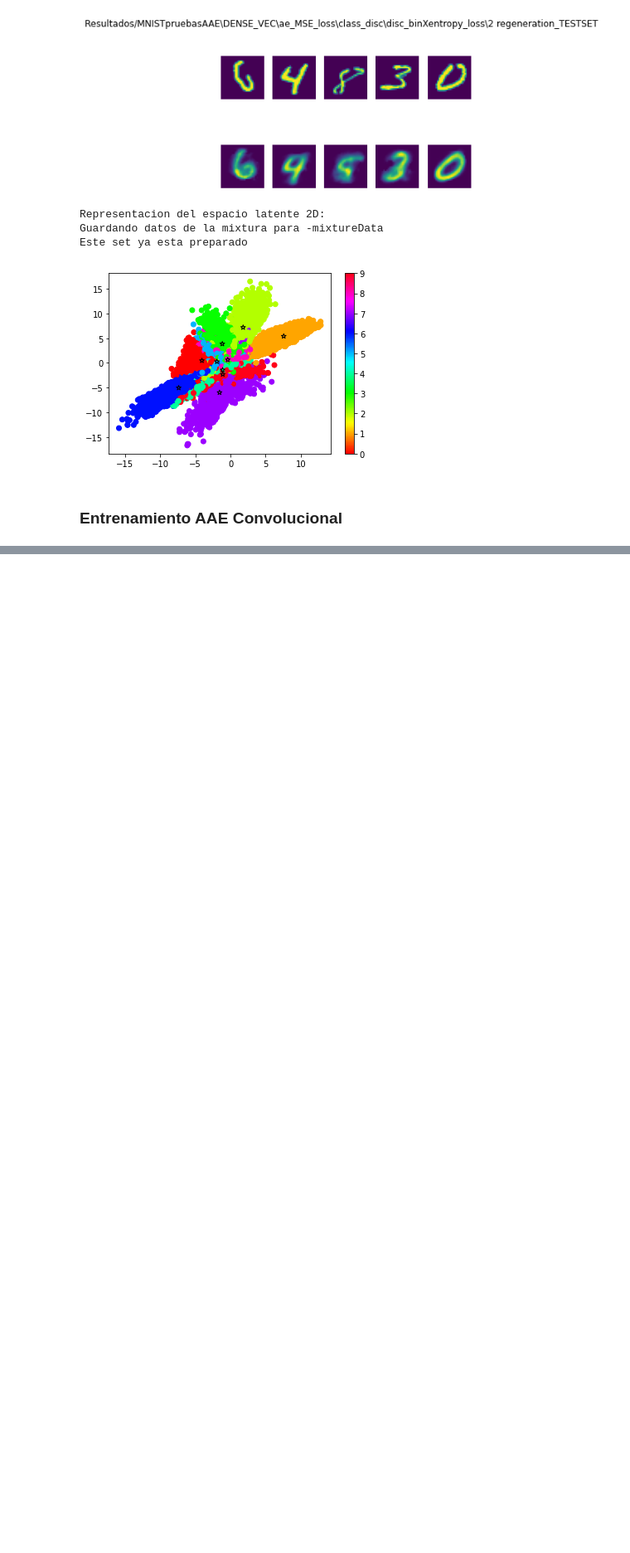
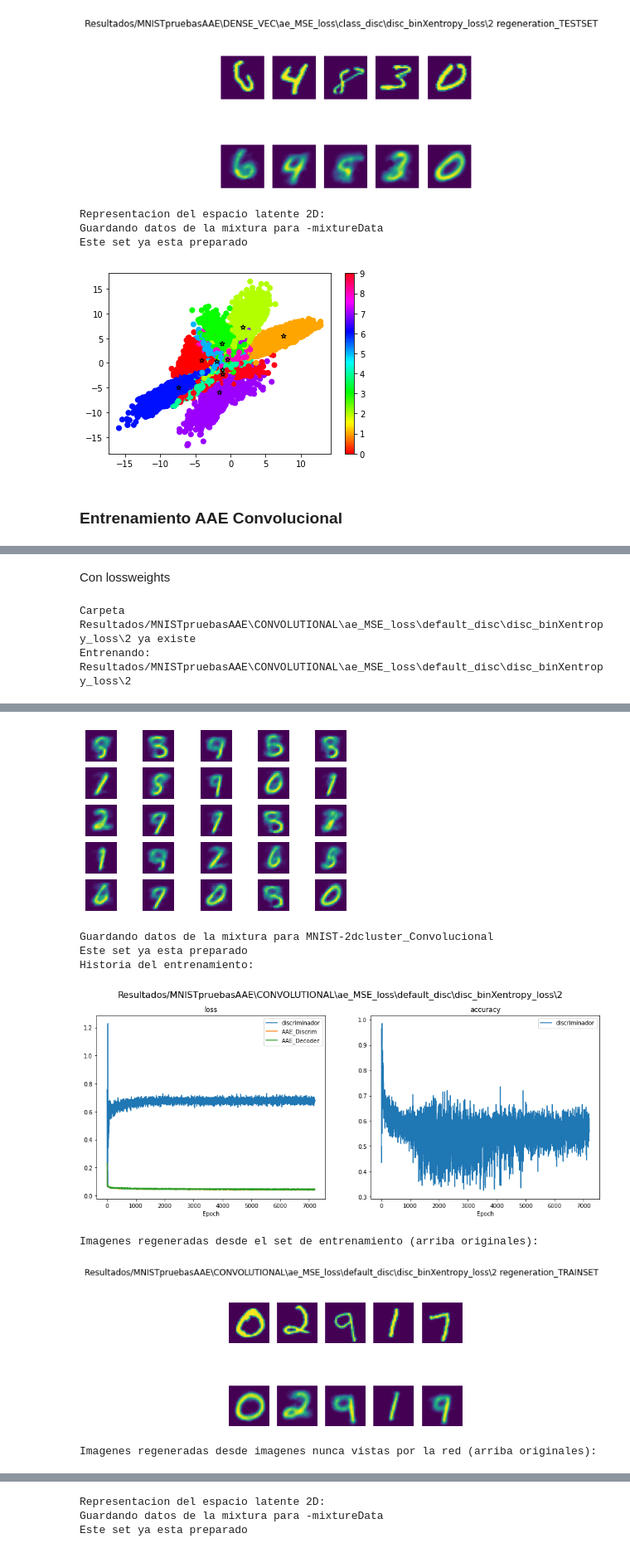
Before and after one commit to TFG-FcoJavier/TFG, a Jupyter notebook: MNIST_pruebasAAE.ipynb, the cells around one changed output, grey strips where cells are left out. Shown at 83% size. Drawn from its saved outputs; the diff is of its cells as text; code cells hidden in the pictures; blank space fills up the shorter version.

Commit message:
Ejecutadas pruebas para mnist convolucional. Por defecto, con y sin clases ,con y sin loss weights Relacionado con #7 #22

```diff
--- a/MNIST_pruebasAAE.ipynb
+++ b/MNIST_pruebasAAE.ipynb
@@ -370,6 +370,6 @@ Este set ya esta preparado
 # %% [markdown]
 ### Entrenamiento AAE Convolucional
 # %%
-enc = (build_conv_encoder, "conv_enc")
-dec = (build_conv_decoder,"conv_dec")
+enc = (build_conv_encoder, "conv_enc", {})
+dec = (build_conv_decoder,"conv_dec", {})
 model_name = "CONVOLUTIONAL"
@@ -377,0 +411,7 @@ tryModel(enc=enc, dec=dec, model_name=model_name, mixture_data={"override":False
+# %% [markdown]
+Con lossweights
+# %%
+tryModel(loss_weights=loss_weigths, enc=enc, dec=dec, model_name=model_name, mixture_data={"override":False, "nombre":"2dcluster_Convolucional"})
+# %% [output]
+Carpeta Resultados/MNISTpruebasAAE\CONVOLUTIONAL\ae_MSE_loss\default_disc\disc_binXentropy_loss\2 ya existe
+Entrenando: Resultados/MNISTpruebasAAE\CONVOLUTIONAL\ae_MSE_loss\default_disc\disc_binXentropy_loss\2
@@ -377,0 +431,8 @@ tryModel(enc=enc, dec=dec, model_name=model_name, mixture_data={"override":False
+[figure, added]
+Guardando datos de la mixtura para MNIST-2dcluster_Convolucional
+Este set ya esta preparado
+Historia del entrenamiento:
+[figure, added]
+Imagenes regeneradas desde el set de entrenamiento (arriba originales):
+[figure, added]
+Imagenes regeneradas desde imagenes nunca vistas por la red (arriba originales):
@@ -377,0 +440,3 @@ tryModel(enc=enc, dec=dec, model_name=model_name, mixture_data={"override":False
+Representacion del espacio latente 2D:
+Guardando datos de la mixtura para -mixtureData
+Este set ya esta preparado
```
Also changed, not shown: parts of 9 cells of this notebook.
